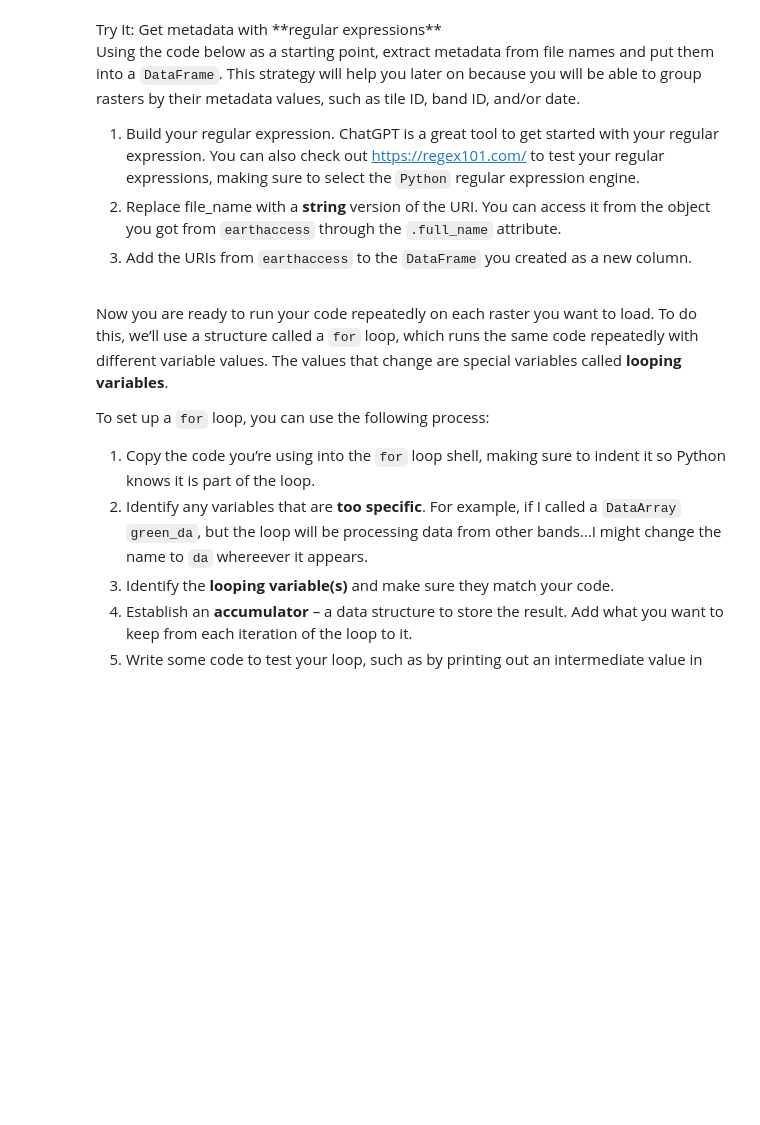
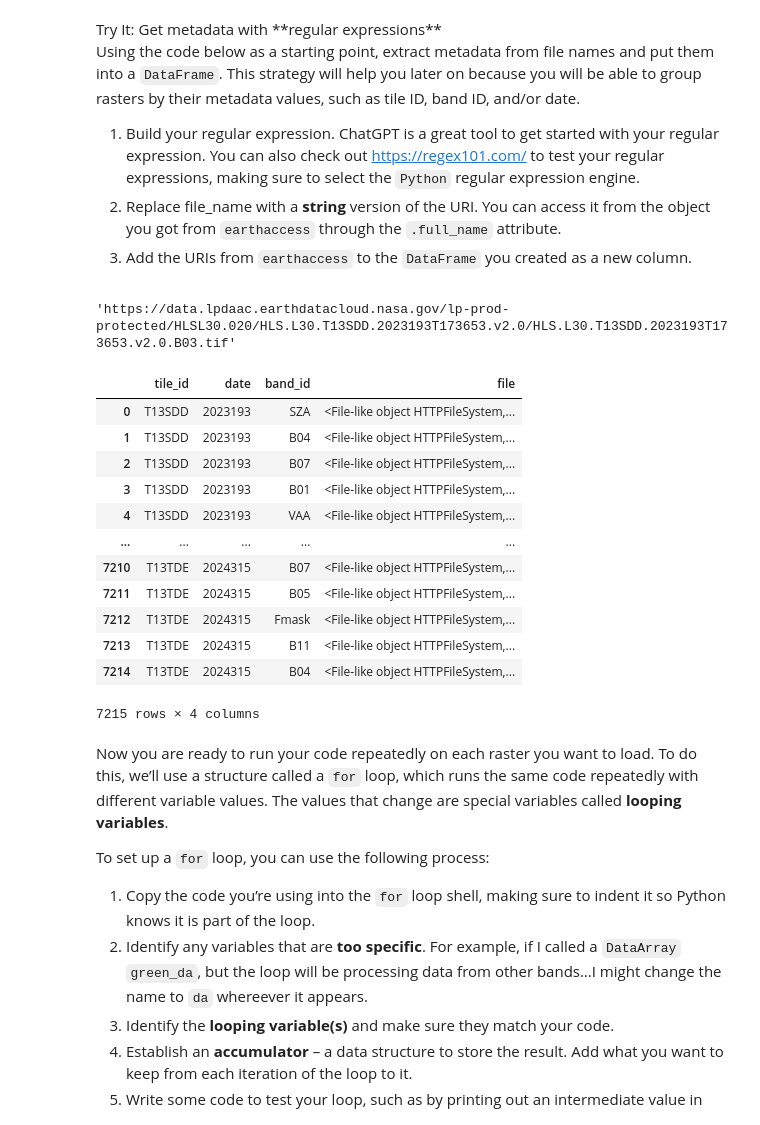
Before and after one commit to earthlab-education/03-redlining-amarangunic, a Jupyter notebook: notebooks/redlining-92-bulk-download.ipynb, the cells around one changed output. Saved outputs shown, nothing was run; the diff lists cells and outputs as text; code cells hidden in the pictures; blank space fills up the shorter version.

```diff
--- a/notebooks/redlining-92-bulk-download.ipynb
+++ b/notebooks/redlining-92-bulk-download.ipynb
@@ -225,8 +225,16 @@ First – run another `earthaccess` search, this time removing the
 the results.
 # %%
 # Search earthaccess
+earthaccess.login(strategy="interactive", persist=True)
+
+denver_results = earthaccess.search_data(
+    short_name="HLSL30",
+    bounding_box=tuple(denver_redlining_gdf.total_bounds),
+    temporal=("2023-07-12"),
+)
 
 # Open earthaccess results
+denver_files = earthaccess.open(denver_results)
 # %% [markdown]
 <link rel="stylesheet" type="text/css" href="./assets/styles.css"><div class="callout callout-style-default callout-titled callout-task"><div class="callout-header"><div class="callout-icon-container"><i class="callout-icon"></i></div><div class="callout-title-container flex-fill">Try It: Get metadata with **regular expressions**</div></div><div class="callout-body-container callout-body"><p>Using the code below as a starting point, extract metadata from file
 names and put them into a <code>DataFrame</code>. This strategy will
@@ -244,24 +252,44 @@ through the <code>.full_name</code> attribute.</li>
 <li>Add the URIs from <code>earthaccess</code> to the
 <code>DataFrame</code> you created as a new column.</li>
 </ol></div></div>
+# %%
+denver_files[8].full_name
+# %% [output]
+'https://data.lpdaac.earthdatacloud.nasa.gov/lp-prod-protected/HLSL30.020/HLS.L30.T13SDD.2023193T173653.v2.0/HLS.L30.T13SDD.2023193T173653.v2.0.B03.tif'
 # %%
 # Compile a regular expression to search for metadata
 uri_re = re.compile(
-    ...
+    r"HLS\.L30\.(?P<tile_id>T[0-9A-Z]+)\.(?P<date>\d+)T\d+\.v2\.0\."
+    r"(?P<band_id>.+)\.tif"
 )
 
 # Find all the metadata in the file name
 uri_groups = [
-    uri_re.search(file_name_to_search).groupdict()
-    for uri in ea_uris]
+    uri_re.search(denver_file.full_name).groupdict()
+    for denver_file in denver_files]
 
 # Create a DataFrame with the metadata
 raster_df = pd.DataFrame(uri_groups)
 
 # Add the File-like URI to the DataFrame
+raster_df['file'] = denver_files
 
 # Check the results
 raster_df
+# %% [output]
+|  | tile_id | date | band_id | file |
+| 0 | T13SDD | 2023193 | SZA | <File-like object HTTPFileSystem,... |
+| 1 | T13SDD | 2023193 | B04 | <File-like object HTTPFileSystem,... |
+| 2 | T13SDD | 2023193 | B07 | <File-like object HTTPFileSystem,... |
+| 3 | T13SDD | 2023193 | B01 | <File-like object HTTPFileSystem,... |
+| 4 | T13SDD | 2023193 | VAA | <File-like object HTTPFileSystem,... |
+| ... | ... | ... | ... | ... |
+| 7210 | T13TDE | 2024315 | B07 | <File-like object HTTPFileSystem,... |
+| 7211 | T13TDE | 2024315 | B05 | <File-like object HTTPFileSystem,... |
+| 7212 | T13TDE | 2024315 | Fmask | <File-like object HTTPFileSystem,... |
+| 7213 | T13TDE | 2024315 | B11 | <File-like object HTTPFileSystem,... |
+| 7214 | T13TDE | 2024315 | B04 | <File-like object HTTPFileSystem,... |
+7215 rows × 4 columns
 # %% [markdown]
 Now you are ready to run your code repeatedly on each raster you want to
 load. To do this, we’ll use a structure called a `for` loop, which runs
```
Also changed, not shown: parts of 4 cells of this notebook.
